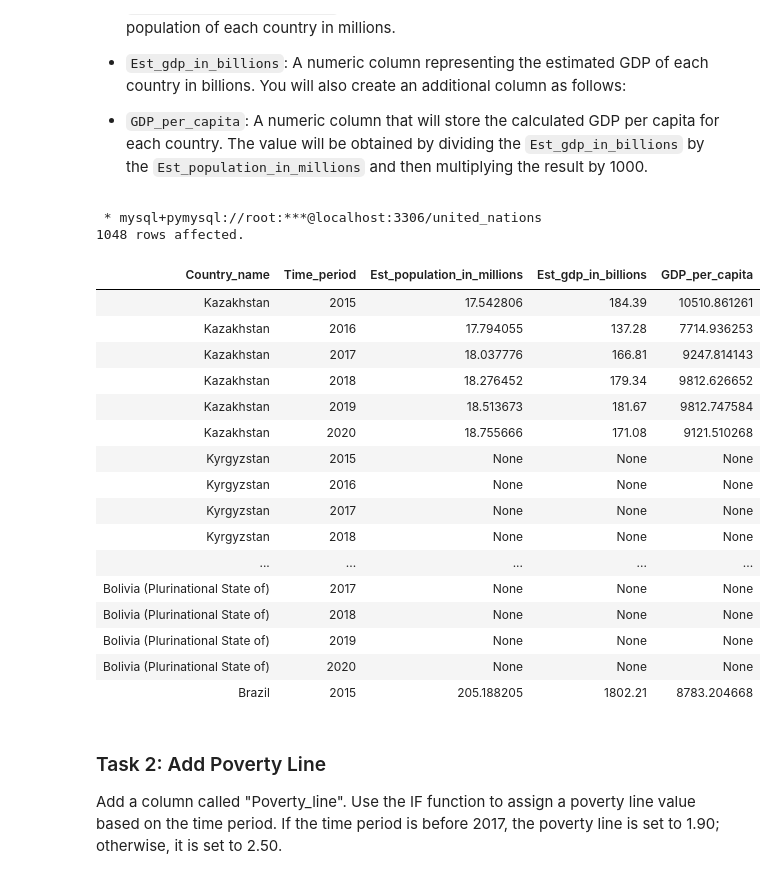
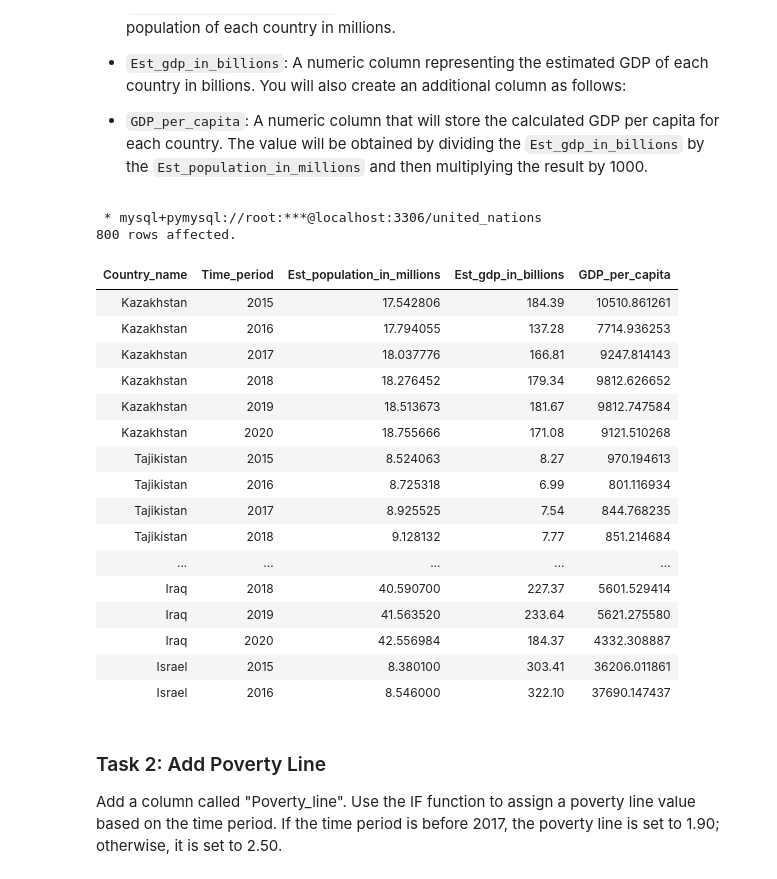
Before and after one commit to RealElvince/Access-to-basic-water-services, a Jupyter notebook: notebooks/Evaluating GDP per Capita using CASE and IF [Notebook].ipynb, the cells around one changed output. Drawn from its saved outputs; the diff is of its cells as text; code cells hidden in the pictures.

```diff
--- a/notebooks/Evaluating GDP per Capita using CASE and IF [Notebook].ipynb
+++ b/notebooks/Evaluating GDP per Capita using CASE and IF [Notebook].ipynb
@@ -67,33 +67,35 @@ You will also create an additional column as follows:
 # %%
 %%sql
 SELECT
 	Country_name,
     Time_period,
     Est_population_in_millions,
     Est_gdp_in_billions,
     (Est_gdp_in_billions)/(Est_population_in_millions)*1000 AS GDP_per_capita
 FROM
-	united_nations.access_to_basic_services;
+	united_nations.access_to_basic_services
+
+WHERE Est_gdp_in_billions IS NOT NULL;
 # %% [output]
  * mysql+pymysql://root:***@localhost:3306/united_nations
-1048 rows affected.
+800 rows affected.
 | Country_name | Time_period | Est_population_in_millions | Est_gdp_in_billions | GDP_per_capita |
 | Kazakhstan | 2015 | 17.542806 | 184.39 | 10510.861261 |
 | Kazakhstan | 2016 | 17.794055 | 137.28 | 7714.936253 |
 | Kazakhstan | 2017 | 18.037776 | 166.81 | 9247.814143 |
 | Kazakhstan | 2018 | 18.276452 | 179.34 | 9812.626652 |
 | Kazakhstan | 2019 | 18.513673 | 181.67 | 9812.747584 |
 | Kazakhstan | 2020 | 18.755666 | 171.08 | 9121.510268 |
-| Kyrgyzstan | 2015 | None | None | None |
-| Kyrgyzstan | 2016 | None | None | None |
-| Kyrgyzstan | 2017 | None | None | None |
-| Kyrgyzstan | 2018 | None | None | None |
+| Tajikistan | 2015 | 8.524063 | 8.27 | 970.194613 |
+| Tajikistan | 2016 | 8.725318 | 6.99 | 801.116934 |
+| Tajikistan | 2017 | 8.925525 | 7.54 | 844.768235 |
+| Tajikistan | 2018 | 9.128132 | 7.77 | 851.214684 |
 | ... | ... | ... | ... | ... |
-| Bolivia (Plurinational State of) | 2017 | None | None | None |
-| Bolivia (Plurinational State of) | 2018 | None | None | None |
-| Bolivia (Plurinational State of) | 2019 | None | None | None |
-| Bolivia (Plurinational State of) | 2020 | None | None | None |
-| Brazil | 2015 | 205.188205 | 1802.21 | 8783.204668 |
+| Iraq | 2018 | 40.590700 | 227.37 | 5601.529414 |
+| Iraq | 2019 | 41.563520 | 233.64 | 5621.275580 |
+| Iraq | 2020 | 42.556984 | 184.37 | 4332.308887 |
+| Israel | 2015 | 8.380100 | 303.41 | 36206.011861 |
+| Israel | 2016 | 8.546000 | 322.10 | 37690.147437 |
 # %% [markdown]
 ### Task 2: Add Poverty Line
 
```
